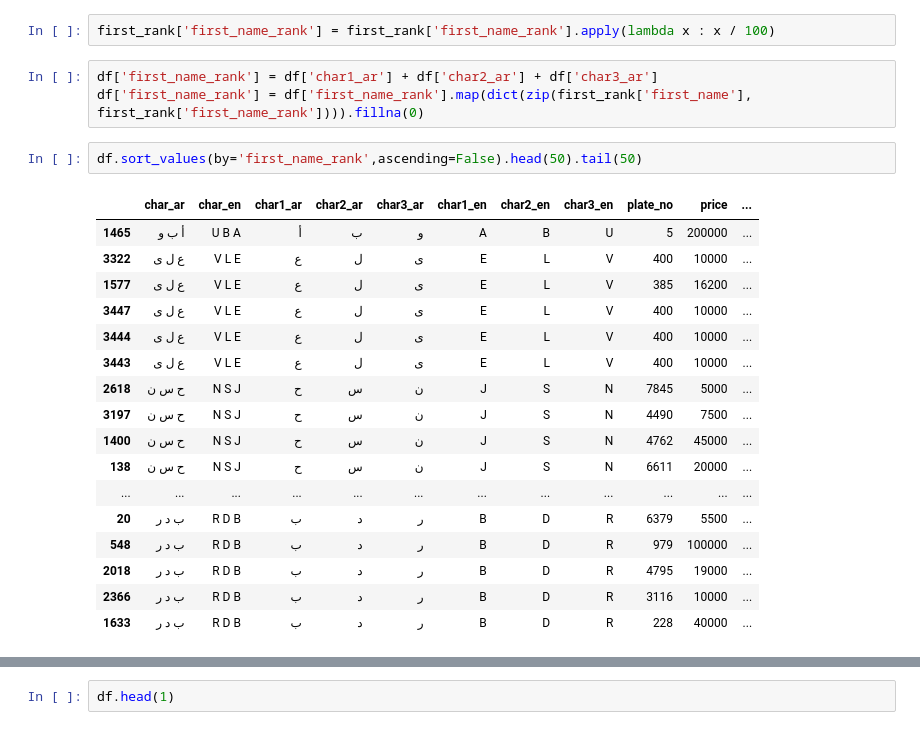
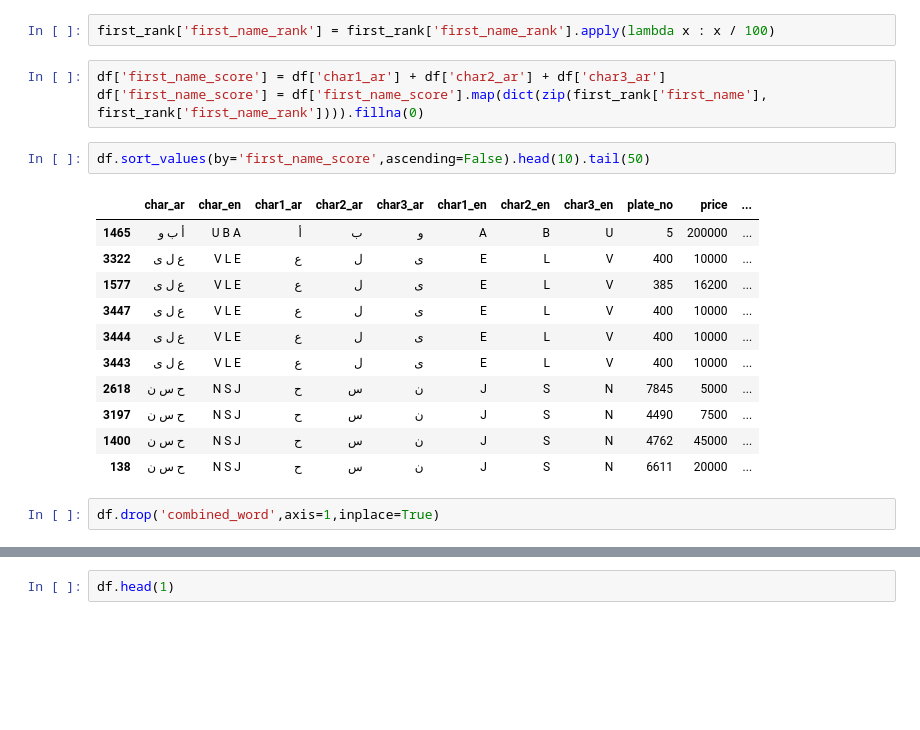
Before and after one commit to Hamad-32/Plate-Price-Prediction, a Jupyter notebook: features-eng.ipynb, the cells around one changed output, grey strips where cells are left out. Drawn from its saved outputs; the diff is of its cells as text; blank space fills up the shorter version.

```diff
--- a/features-eng.ipynb
+++ b/features-eng.ipynb
@@ -1194,28 +1194,24 @@ first_rank.head()
 # %%
 first_rank['first_name_rank'] = first_rank['first_name_rank'].apply(lambda x : x / 100)
 # %%
-df['first_name_rank'] = df['char1_ar'] + df['char2_ar'] + df['char3_ar']
-df['first_name_rank'] = df['first_name_rank'].map(dict(zip(first_rank['first_name'], first_rank['first_name_rank']))).fillna(0)
+df['first_name_score'] = df['char1_ar'] + df['char2_ar'] + df['char3_ar']
+df['first_name_score'] = df['first_name_score'].map(dict(zip(first_rank['first_name'], first_rank['first_name_rank']))).fillna(0)
 # %%
-df.sort_values(by='first_name_rank',ascending=False).head(50).tail(50)
+df.sort_values(by='first_name_score',ascending=False).head(10).tail(50)
 # %% [output]
 |  | char_ar | char_en | char1_ar | char2_ar | char3_ar | char1_en | char2_en | char3_en | plate_no | price | ... |
 | 1465 | أ ب و | U B A | أ | ب | و | A | B | U | 5 | 200000 | ... |
 | 3322 | ع ل ى | V L E | ع | ل | ى | E | L | V | 400 | 10000 | ... |
 | 1577 | ع ل ى | V L E | ع | ل | ى | E | L | V | 385 | 16200 | ... |
 | 3447 | ع ل ى | V L E | ع | ل | ى | E | L | V | 400 | 10000 | ... |
 | 3444 | ع ل ى | V L E | ع | ل | ى | E | L | V | 400 | 10000 | ... |
 | 3443 | ع ل ى | V L E | ع | ل | ى | E | L | V | 400 | 10000 | ... |
 | 2618 | ح س ن | N S J | ح | س | ن | J | S | N | 7845 | 5000 | ... |
 | 3197 | ح س ن | N S J | ح | س | ن | J | S | N | 4490 | 7500 | ... |
 | 1400 | ح س ن | N S J | ح | س | ن | J | S | N | 4762 | 45000 | ... |
 | 138 | ح س ن | N S J | ح | س | ن | J | S | N | 6611 | 20000 | ... |
-| ... | ... | ... | ... | ... | ... | ... | ... | ... | ... | ... | ... |
-| 20 | ب د ر | R D B | ب | د | ر | B | D | R | 6379 | 5500 | ... |
-| 548 | ب د ر | R D B | ب | د | ر | B | D | R | 979 | 100000 | ... |
-| 2018 | ب د ر | R D B | ب | د | ر | B | D | R | 4795 | 19000 | ... |
-| 2366 | ب د ر | R D B | ب | د | ر | B | D | R | 3116 | 10000 | ... |
-| 1633 | ب د ر | R D B | ب | د | ر | B | D | R | 228 | 40000 | ... |
+# %%
+df.drop('combined_word',axis=1,inplace=True)
 # %%
 df.shape
 # %% [output]
```
Also changed, not shown: parts of 4 cells of this notebook, 3 other files.
